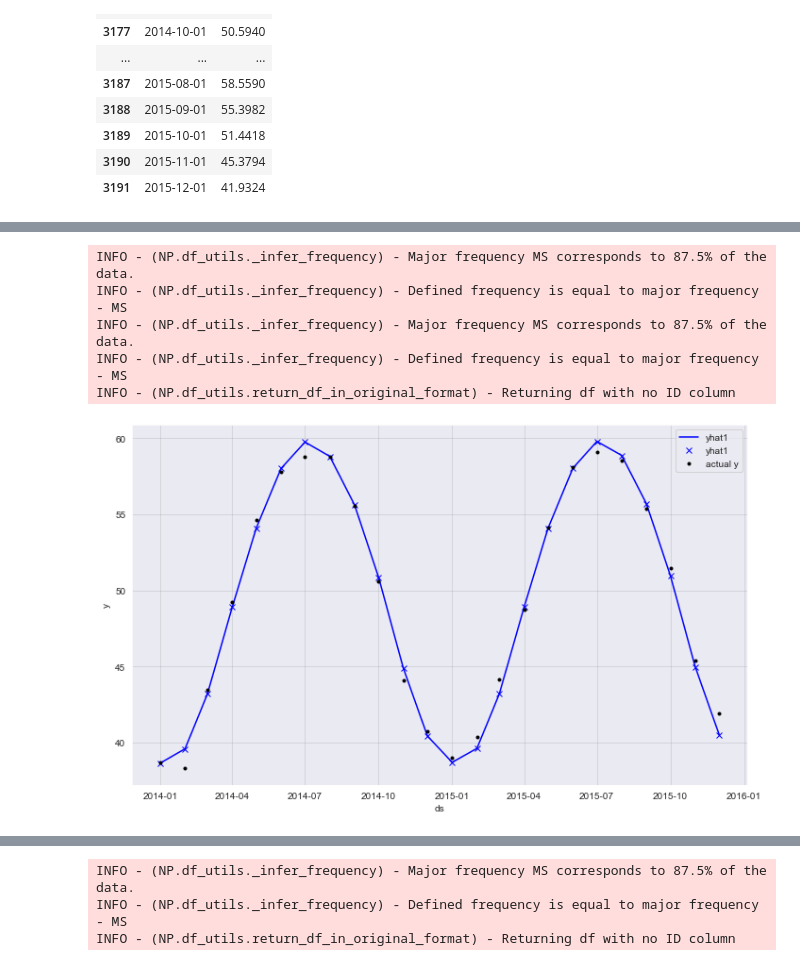
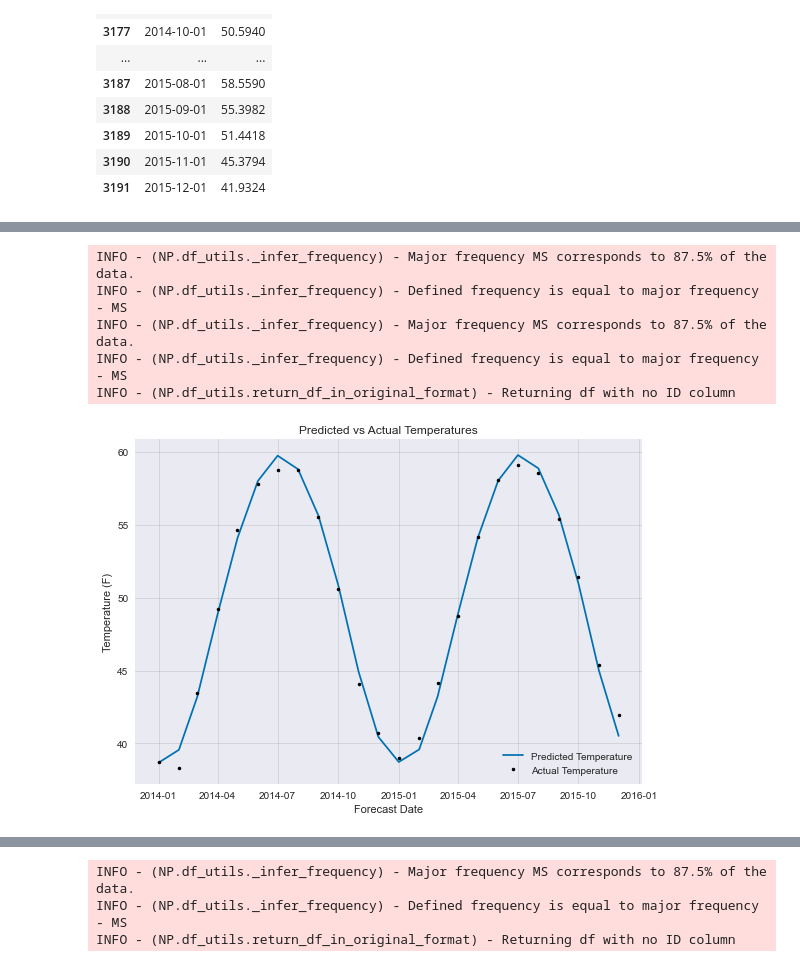
Before and after one commit to cmhollman/Capstone_Project, a Jupyter notebook: Global_Temp_Project.ipynb, the cells around one changed output, grey strips where cells are left out. Drawn from its saved outputs; the diff is of its cells as text; code cells hidden in the pictures.

```diff
--- a/Global_Temp_Project.ipynb
+++ b/Global_Temp_Project.ipynb
@@ -10,8 +10,8 @@ The goal of this project is to study the trends of our global climate. This will
 # %%
 import pandas as pd
 import matplotlib.pyplot as plt
-%matplotlib inline
 from matplotlib.pylab import rcParams
+plt.style.use('seaborn')
 import seaborn as sns
 sns.set_style('darkgrid')
 import datetime
@@ -134,6 +139,9 @@ X = temp_1990_2000['ds']
 y = temp_1990_2000['y']
 # %%
 pd.plotting.register_matplotlib_converters()
-ax = plt.plot(X,y)
-plt.show()
+ax = ts.set_index('ds').plot(figsize=(15, 8))
+ax.set_title('Historical Average Temperatures')
+ax.set_ylabel('Temperature(F)')
+ax.set_xlabel('Date')
+ax.legend(['Average Temperature']);
 # %% [output]
@@ -141,12 +151,13 @@ plt.show()
 # %%
 #splitting off last 2 years of data as a test set
-test_size = 24
 
-ts_train = ts[:-test_size]
-ts_test = ts[-test_size:]
+ts_train = ts[ts['ds'] < pd.Timestamp('2014-01-01')]
+ts_test = ts[ts['ds'] >= pd.Timestamp('2014-01-01')]
 
-plt.title('Global Temp', size=10)
-plt.plot(ts_train['y'], label='Training set')
-plt.plot(ts_test['y'], label='Test set', color='orange')
+plt.title('Train/Test Sets', size=12)
+plt.plot(ts_train['ds'], ts_train['y'], label='Training set')
+plt.plot(ts_test['ds'], ts_test['y'], label='Test set', color='orange')
+plt.xlabel('Year')
+plt.ylabel('Average Monthly Temp (F)')
 plt.legend();
 # %% [output]
@@ -174,6 +189,7 @@ ts_test
 # %%
-m = NeuralProphet(loss_func='MAE', normalize=False)
-m.fit(ts_train, freq = 'MS')
+#fitting 'vanilla' NeuralProphet with MAE as loss function.
+m = NeuralProphet(loss_func='MAE')
+m.fit(ts_train, validation_df=ts_train, freq = 'MS')
 # %% [output]
 INFO - (NP.df_utils._infer_frequency) - Major frequency MS corresponds to 91.614% of the data.
 INFO - (NP.df_utils._infer_frequency) - Defined frequency is equal to major frequency - MS
@@ -203,14 +217,18 @@ INFO - (NP.forecaster._init_train_loader) - lr-range-test selected learning rate
 # %%
 forecast = m.predict(ts_test)
-m = m.highlight_nth_step_ahead_of_each_forecast(1)
-fig = m.plot(forecast)
+ax = plt.subplot()
+plot= m.plot(forecast, ax = ax)
+ax.set_title('Predicted vs Actual Temperatures')
+ax.set_xlabel('Forecast Date')
+ax.set_ylabel('Temperature (F)')
+ax.legend(['Predicted Temperature', 'Actual Temperature']);
 # %% [output]
 INFO - (NP.df_utils._infer_frequency) - Major frequency MS corresponds to 87.5% of the data.
 INFO - (NP.df_utils._infer_frequency) - Defined frequency is equal to major frequency - MS
 INFO - (NP.df_utils._infer_frequency) - Major frequency MS corresponds to 87.5% of the data.
 INFO - (NP.df_utils._infer_frequency) - Defined frequency is equal to major frequency - MS
 INFO - (NP.df_utils.return_df_in_original_format) - Returning df with no ID column
-[figure, old version]
+[figure, new version]
 # %%
 forecast
 # %% [output]
```
Also changed, not shown: parts of 29 cells of this notebook.
